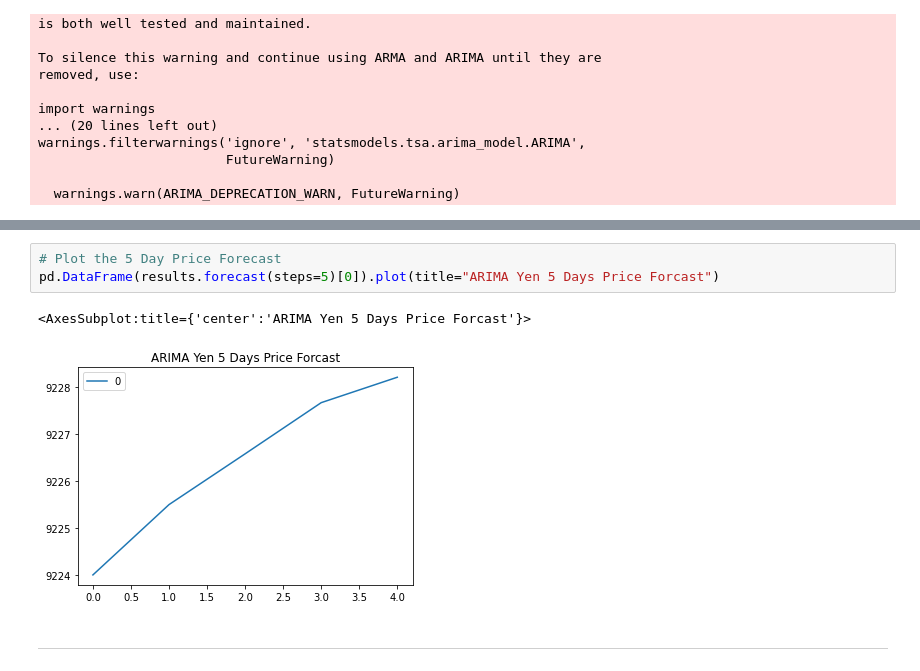
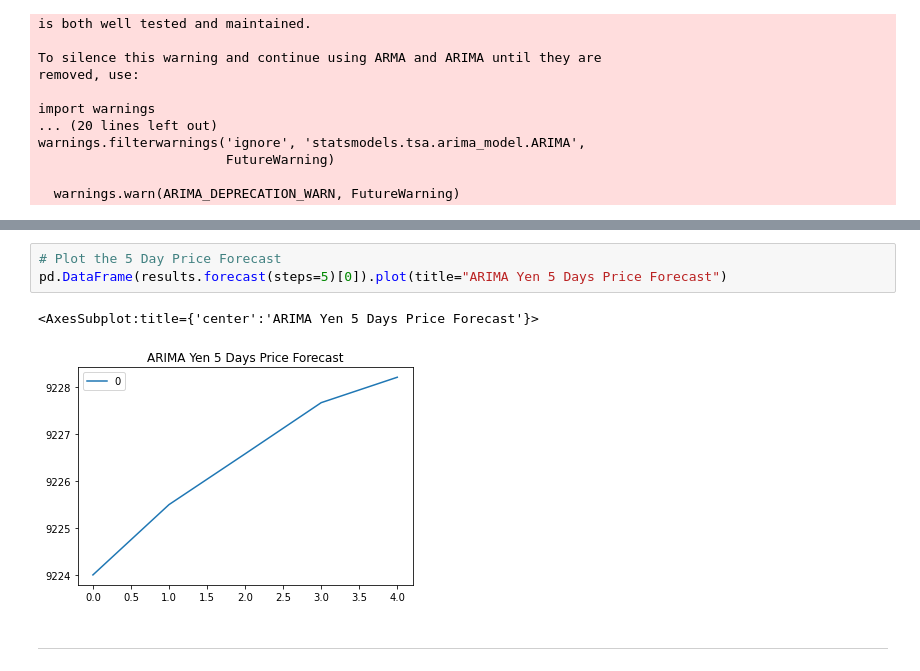
Before and after one commit to sheldonpalm69/Time-Series-HW, a Jupyter notebook: time_series_analysis.ipynb, the cells around one changed output, grey strips where cells are left out. Saved outputs shown, nothing was run; the diff lists cells and outputs as text.

```diff
--- a/time_series_analysis.ipynb
+++ b/time_series_analysis.ipynb
@@ -267,10 +267,10 @@ Roots
 | MA.1 | 3.3645 | +0.0000j | 3.3645 | 0.0000 |
 # %%
 # Plot the 5 Day Price Forecast
-pd.DataFrame(results.forecast(steps=5)[0]).plot(title="ARIMA Yen 5 Days Price Forcast")
+pd.DataFrame(results.forecast(steps=5)[0]).plot(title="ARIMA Yen 5 Days Price Forecast")
 # %% [output]
-<AxesSubplot:title={'center':'ARIMA Yen 5 Days Price Forcast'}>
+<AxesSubplot:title={'center':'ARIMA Yen 5 Days Price Forecast'}>
-[figure, old version]
+[figure, new version]
 # %% [markdown]
 ---
 # %% [markdown]
```
Also changed, not shown: parts of 4 cells of this notebook, 3 other files.
